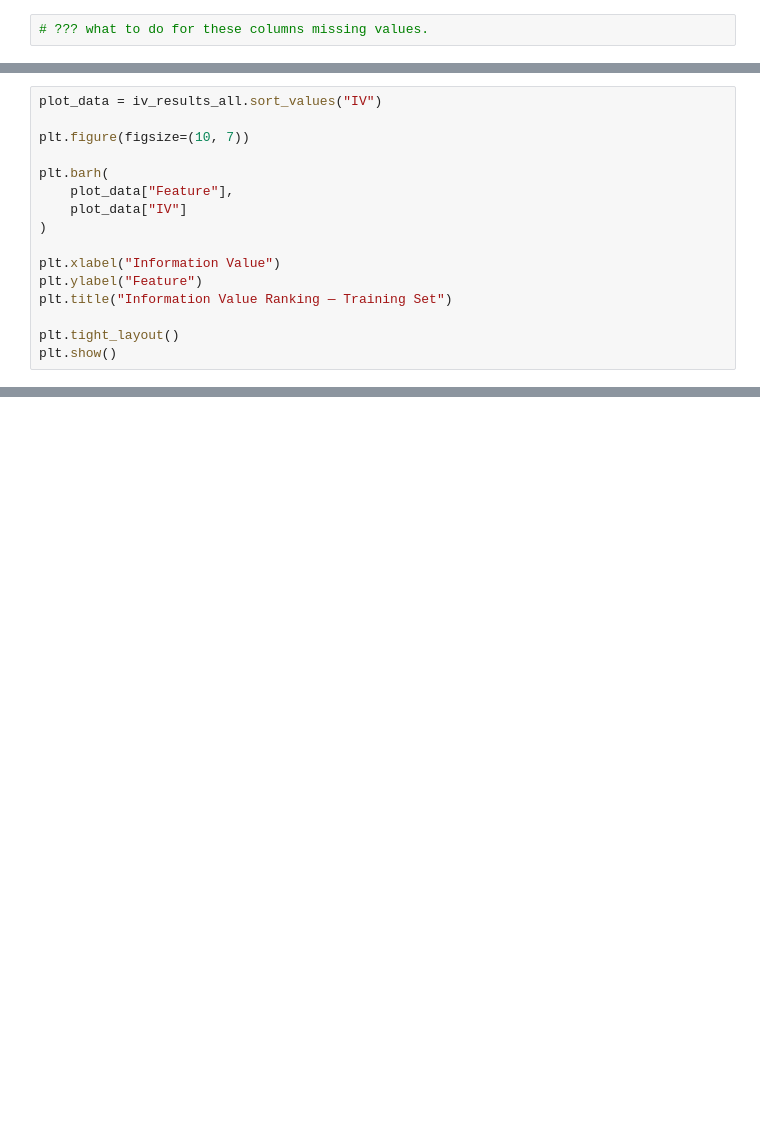
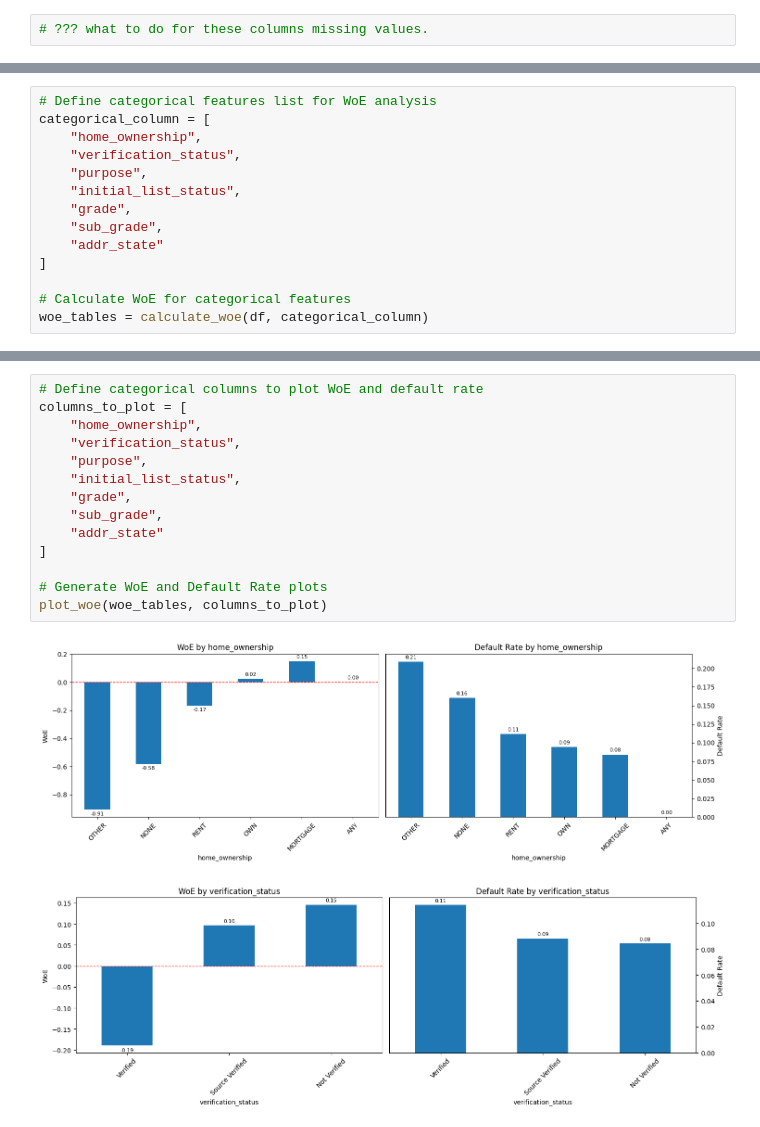
Before and after one commit to aminmirhaj/credit-risk-modeling, a Jupyter notebook: notebooks/00_initial_full_version.ipynb, the cells around one changed output, grey strips where cells are left out. Drawn from its saved outputs; the diff is of its cells as text; blank space fills up the shorter version.

```diff
--- a/notebooks/00_initial_full_version.ipynb
+++ b/notebooks/00_initial_full_version.ipynb
@@ -2796,16 +722,0 @@ display(iv_results_all)
-# %%
-plot_data = iv_results_all.sort_values("IV")
-
-plt.figure(figsize=(10, 7))
-
-plt.barh(
-    plot_data["Feature"],
-    plot_data["IV"]
-)
-
-plt.xlabel("Information Value")
-plt.ylabel("Feature")
-plt.title("Information Value Ranking — Training Set")
-
-plt.tight_layout()
-plt.show()
@@ -2819,0 +865,14 @@ Also, do not use the IV ranking as the sole criterion for selecting the final lo
+# %%
+# Define categorical features list for WoE analysis
+categorical_column = [
+    "home_ownership",
+    "verification_status",
+    "purpose",
+    "initial_list_status",
+    "grade",
+    "sub_grade",
+    "addr_state"
+]
+
+# Calculate WoE for categorical features
+woe_tables = calculate_woe(df, categorical_column)
@@ -2819,0 +897,17 @@ Also, do not use the IV ranking as the sole criterion for selecting the final lo
+# %%
+# Define categorical columns to plot WoE and default rate
+columns_to_plot = [
+    "home_ownership",
+    "verification_status",
+    "purpose",
+    "initial_list_status",
+    "grade",
+    "sub_grade",
+    "addr_state"
+]
+
+# Generate WoE and Default Rate plots
+plot_woe(woe_tables, columns_to_plot)
+# %% [output]
+[figure, added]
+[figure, added]
```
Also changed, not shown: parts of 122 cells of this notebook.
